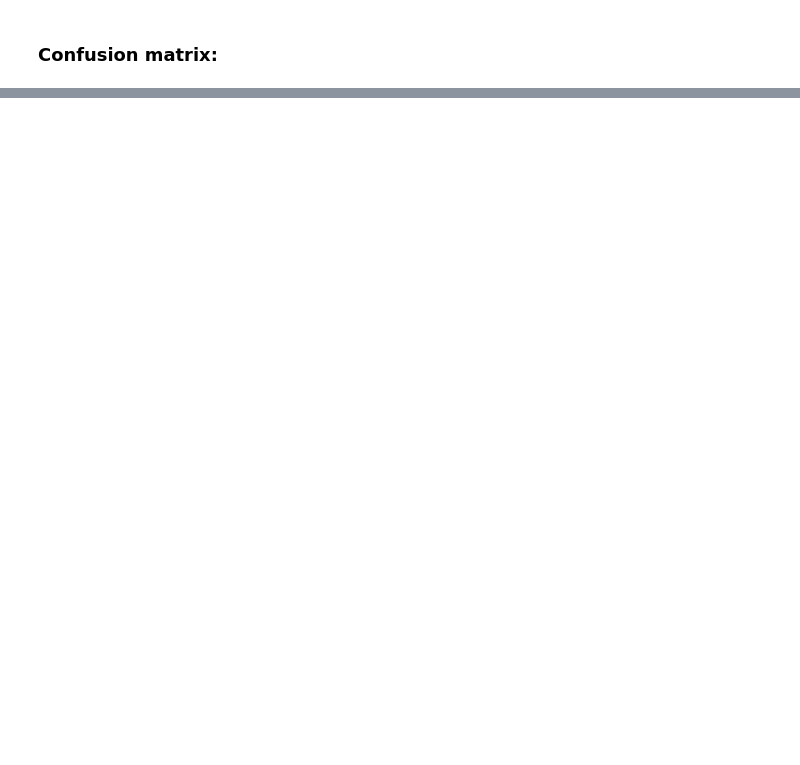
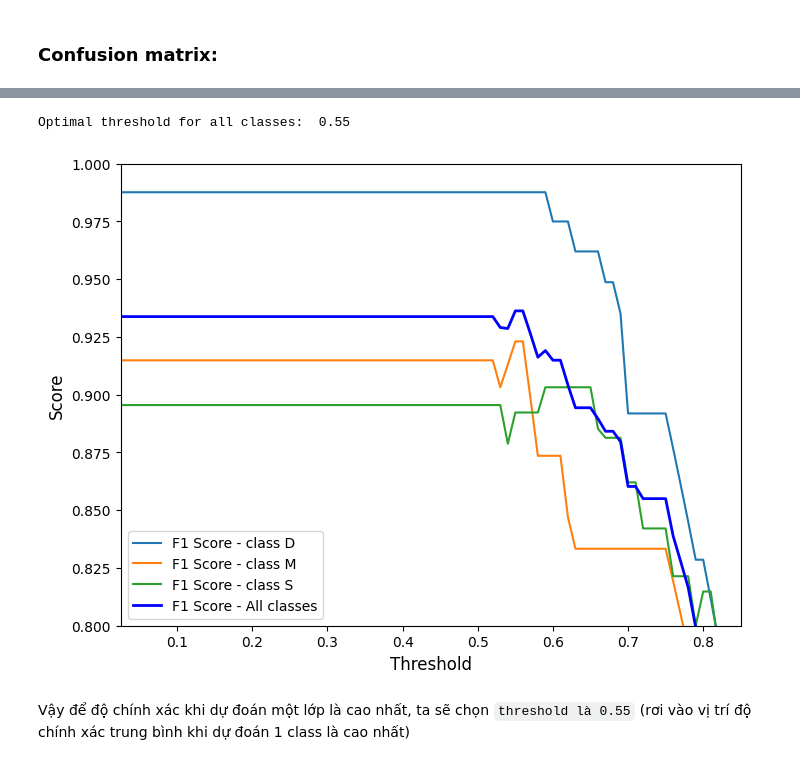
Before and after one commit to tranhuutuan261103/Gym-Exercise-Correction, a Jupyter notebook: trainning/lunge_model/sklearn.ipynb, the cells around one changed output, grey strips where cells are left out. Drawn from its saved outputs; the diff is of its cells as text; code cells hidden in the pictures; blank space fills up the shorter version.

```diff
--- a/trainning/lunge_model/sklearn.ipynb
+++ b/trainning/lunge_model/sklearn.ipynb
@@ -342,0 +355,2 @@ sns.heatmap(confusion_matrix_df, linewidths=1, annot=True, ax=ax, fmt='g', cmap=
+# %%
+best_model = best_random_forest_model
@@ -342,0 +399,24 @@ sns.heatmap(confusion_matrix_df, linewidths=1, annot=True, ax=ax, fmt='g', cmap=
+# %%
+thresholds, f1_scores = calculate_f1_score_by_threshold(X_validation, y_validation)
+
+first_class = [ el[0] for el in f1_scores ]
+second_class = [ el[1] for el in f1_scores ]
+third_class = [ el[2] for el in f1_scores ]
+all_classes = [ el[3] for el in f1_scores ]
+
+fig, ax = plt.subplots(figsize=(8,6))
+plt.plot(thresholds, first_class, label = "F1 Score - class D")
+plt.plot(thresholds, second_class, label = "F1 Score - class M")
+plt.plot(thresholds, third_class, label = "F1 Score - class S")
+plt.plot(thresholds, all_classes, label = "F1 Score - All classes", linewidth=2.0, color="blue")
+plt.legend(loc = 'lower left')
+plt.ylim([0.8, 1])
+plt.xlim([0.025, 0.85])
+plt.xlabel("Threshold", fontsize = 12)
+plt.ylabel("Score", fontsize = 12)
+plt.show()
+# %% [output]
+Optimal threshold for all classes:  0.55
+[figure, added]
+# %% [markdown]
+Vậy để độ chính xác khi dự đoán một lớp là cao nhất, ta sẽ chọn `threshold là 0.55` (rơi vào vị trí độ chính xác trung bình khi dự đoán 1 class là cao nhất)
```
Also changed, not shown: parts of 27 cells of this notebook, 11 other files.
